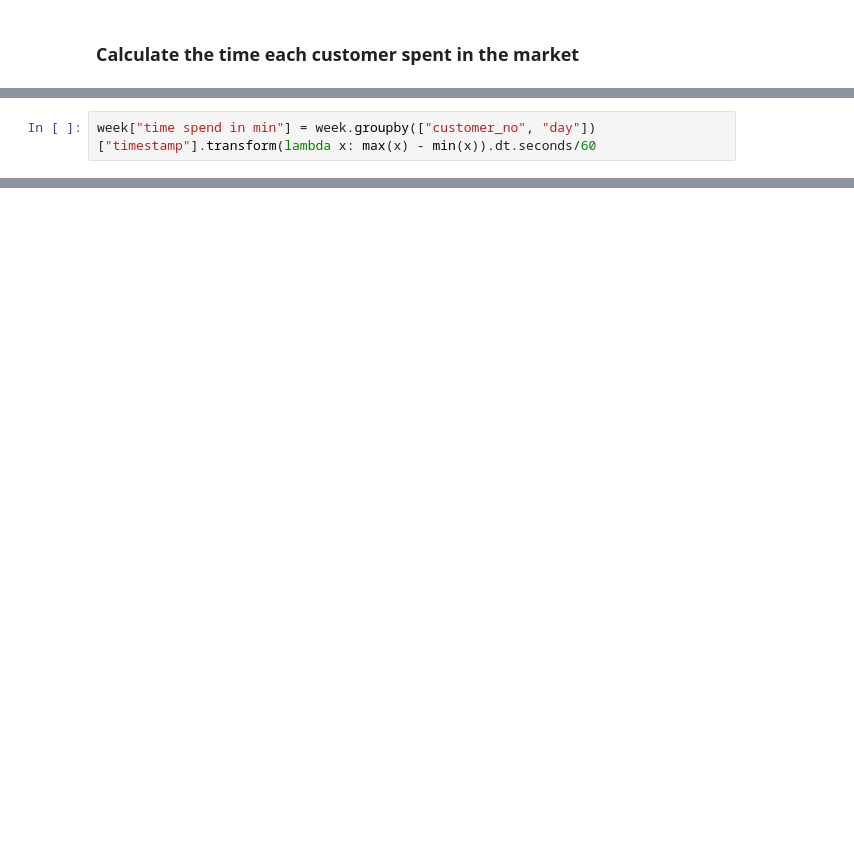
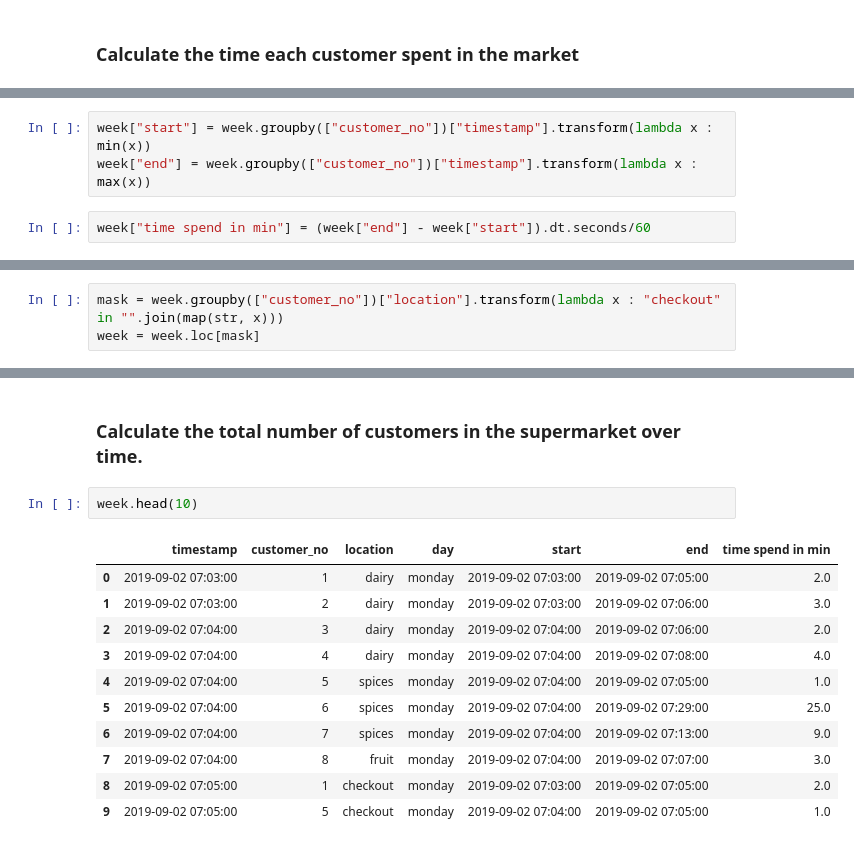
Before and after one commit to palexus/Lastrow, a Jupyter notebook: market.ipynb, the cells around one changed output, grey strips where cells are left out. Drawn from its saved outputs; the diff is of its cells as text; blank space fills up the shorter version.

```diff
--- a/market.ipynb
+++ b/market.ipynb
@@ -140,2 +110,5 @@ top_customers.sort_values(by=["total time"]).plot.barh(title="Top customers by t
-# %%
-week["time spend in min"] = week.groupby(["customer_no", "day"])["timestamp"].transform(lambda x: max(x) - min(x)).dt.seconds/60
+# %%
+week["start"] = week.groupby(["customer_no"])["timestamp"].transform(lambda x : min(x))
+week["end"] = week.groupby(["customer_no"])["timestamp"].transform(lambda x : max(x))
+# %%
+week["time spend in min"] = (week["end"] - week["start"]).dt.seconds/60
@@ -166,0 +142,3 @@ Name: time spend in min, dtype: int64
+# %%
+mask = week.groupby(["customer_no"])["location"].transform(lambda x : "checkout" in "".join(map(str, x)))
+week = week.loc[mask]
@@ -166,0 +167,16 @@ Name: time spend in min, dtype: int64
+# %% [markdown]
+### Calculate the total number of customers in the supermarket over time.
+# %%
+week.head(10)
+# %% [output]
+|  | timestamp | customer_no | location | day | start | end | time spend in min |
+| 0 | 2019-09-02 07:03:00 | 1 | dairy | monday | 2019-09-02 07:03:00 | 2019-09-02 07:05:00 | 2.0 |
+| 1 | 2019-09-02 07:03:00 | 2 | dairy | monday | 2019-09-02 07:03:00 | 2019-09-02 07:06:00 | 3.0 |
+| 2 | 2019-09-02 07:04:00 | 3 | dairy | monday | 2019-09-02 07:04:00 | 2019-09-02 07:06:00 | 2.0 |
+| 3 | 2019-09-02 07:04:00 | 4 | dairy | monday | 2019-09-02 07:04:00 | 2019-09-02 07:08:00 | 4.0 |
+| 4 | 2019-09-02 07:04:00 | 5 | spices | monday | 2019-09-02 07:04:00 | 2019-09-02 07:05:00 | 1.0 |
+| 5 | 2019-09-02 07:04:00 | 6 | spices | monday | 2019-09-02 07:04:00 | 2019-09-02 07:29:00 | 25.0 |
+| 6 | 2019-09-02 07:04:00 | 7 | spices | monday | 2019-09-02 07:04:00 | 2019-09-02 07:13:00 | 9.0 |
+| 7 | 2019-09-02 07:04:00 | 8 | fruit | monday | 2019-09-02 07:04:00 | 2019-09-02 07:07:00 | 3.0 |
+| 8 | 2019-09-02 07:05:00 | 1 | checkout | monday | 2019-09-02 07:03:00 | 2019-09-02 07:05:00 | 2.0 |
+| 9 | 2019-09-02 07:05:00 | 5 | checkout | monday | 2019-09-02 07:04:00 | 2019-09-02 07:05:00 | 1.0 |
```
Also changed, not shown: parts of 34 cells of this notebook.
